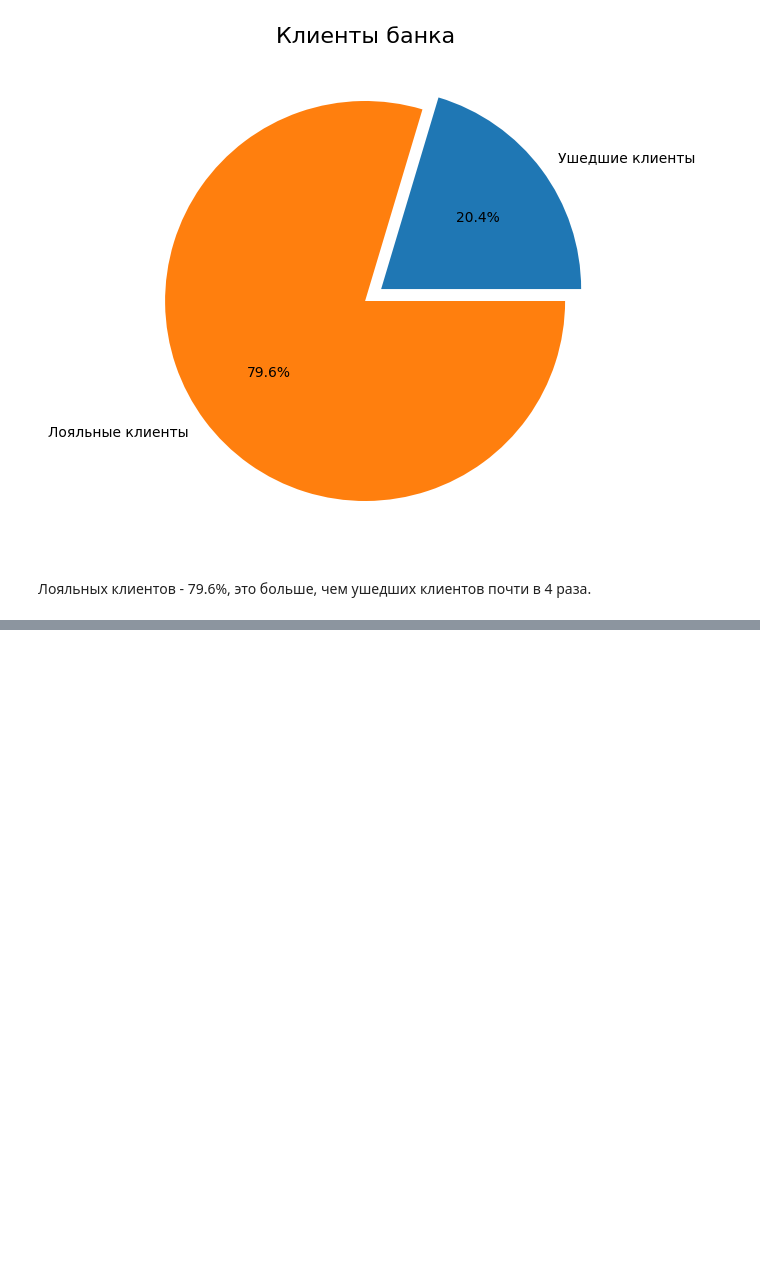
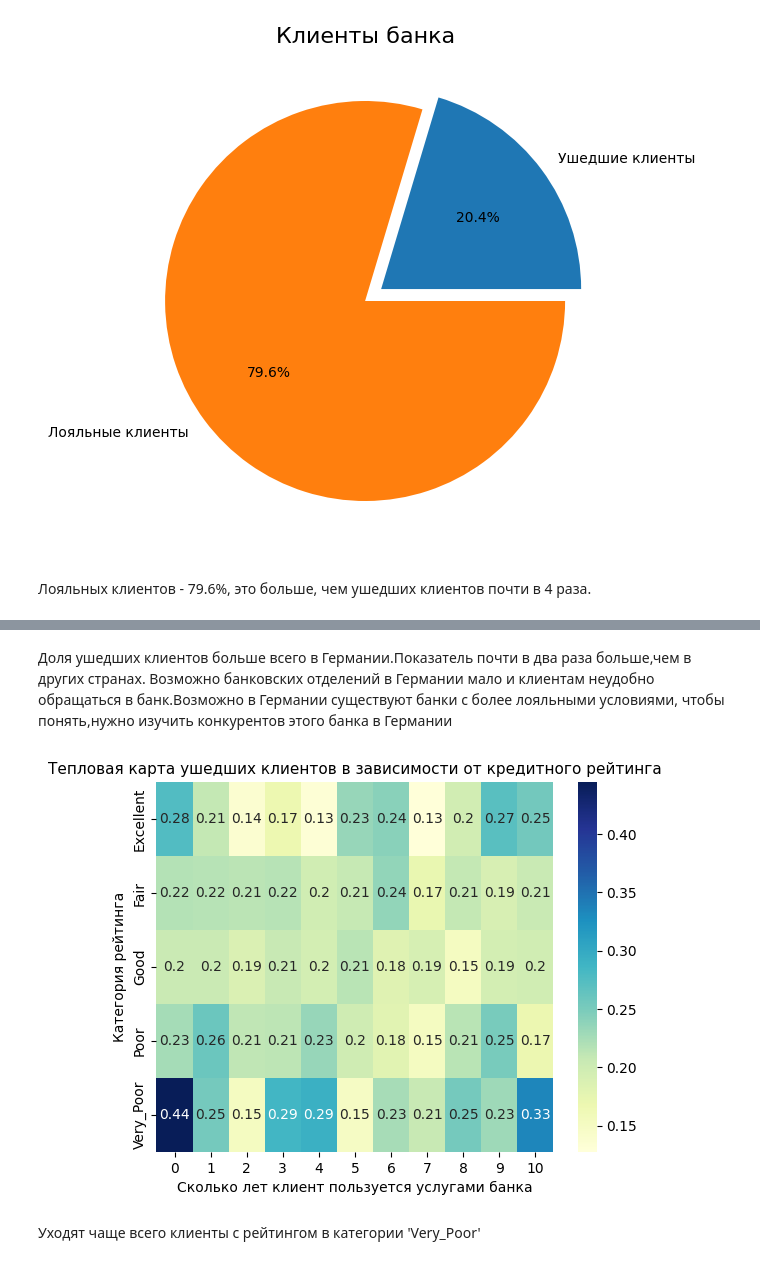
Before and after one commit to Nagliy777/sf_data_science, a Jupyter notebook: IDE/Блок 1/Тестовое.ipynb, the cells around one changed output, grey strips where cells are left out. Drawn from its saved outputs; the diff is of its cells as text; code cells hidden in the pictures; blank space fills up the shorter version.

```diff
--- a/IDE/Блок 1/Тестовое.ipynb
+++ b/IDE/Блок 1/Тестовое.ipynb
@@ -92,0 +193,56 @@ fig
+# %%
+# Задание №9.9.
+churn_data['Exited'] = churn_data['Exited'].apply(lambda x: 1 if x == 'Ушедший' else 0) # Переименовал
+churn_countryes = churn_data.groupby(['Geography'])[['Exited']].mean() * 100
+
+fig = px.choropleth(
+    data_frame = churn_countryes,
+    locations = churn_countryes.index,
+    locationmode = "country names",
+    color= 'Exited',
+    animation_frame="Exited",
+    range_color=[0, 35],
+    title='Зависимость оттока клиентов от географического расположения',
+    width=800,
+    height=500,
+    color_continuous_scale='Reds'
+)
+
+fig.show()
+# %% [markdown]
+Доля ушедших клиентов больше всего в Германии.Показатель почти в два раза больше,чем в других странах. Возможно банковских отделений в Германии мало и клиентам неудобно обращаться в банк.Возможно в Германии существуют банки с более лояльными условиями, чтобы понять,нужно изучить конкурентов этого банка в Германии
+# %%
+# Задание №9.9.
+def get_credit_score_cat(credit_score):
+    if credit_score >= 300 and credit_score < 500:
+        return "Very_Poor"
+    elif credit_score >= 500 and credit_score < 601:
+        return "Poor"
+    elif credit_score >= 601 and credit_score < 661:
+        return "Fair"
+    elif credit_score >= 661 and credit_score < 781:
+        return "Good"
+    elif credit_score >= 781 and credit_score < 851:
+        return "Excellent"
+    elif credit_score >= 851:
+        return "Top"
+    elif credit_score < 300:
+        return "Deep"
+
+churn_data['CreditScoreCat']= churn_data['CreditScore'].apply(get_credit_score_cat)
+churn_data['CreditScoreCat'] = churn_data['CreditScoreCat'] .astype('category')
+
+pivot=churn_data.pivot_table(
+    values='Exited',
+    index='CreditScoreCat',
+    columns='Tenure',
+    aggfunc='mean'
+)
+heatmap = sns.heatmap(data=pivot, cmap='YlGnBu', annot= True)
+heatmap.set_title('Тепловая карта ушедших клиентов в зависимости от кредитного рейтинга', fontsize=11)
+heatmap.set_xlabel('Сколько лет клиент пользуется услугами банка');
+heatmap.set_ylabel('Категория рейтинга');
+# %% [output]
+[figure, added]
+# %% [markdown]
+Уходят чаще всего клиенты c рейтингом в категории 'Very_Poor'
```
Also changed, not shown: parts of 19 cells of this notebook, 9 other files.
